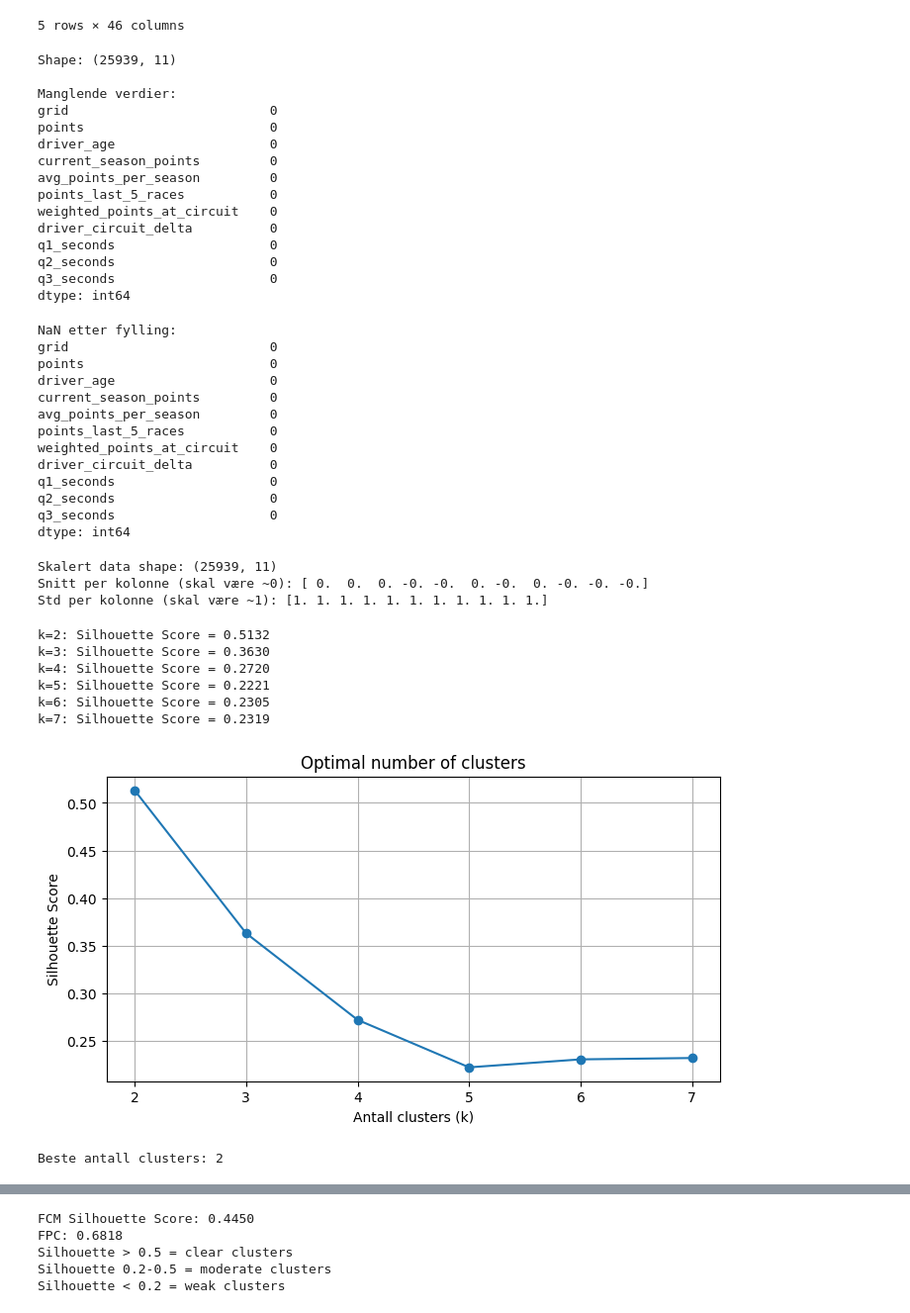
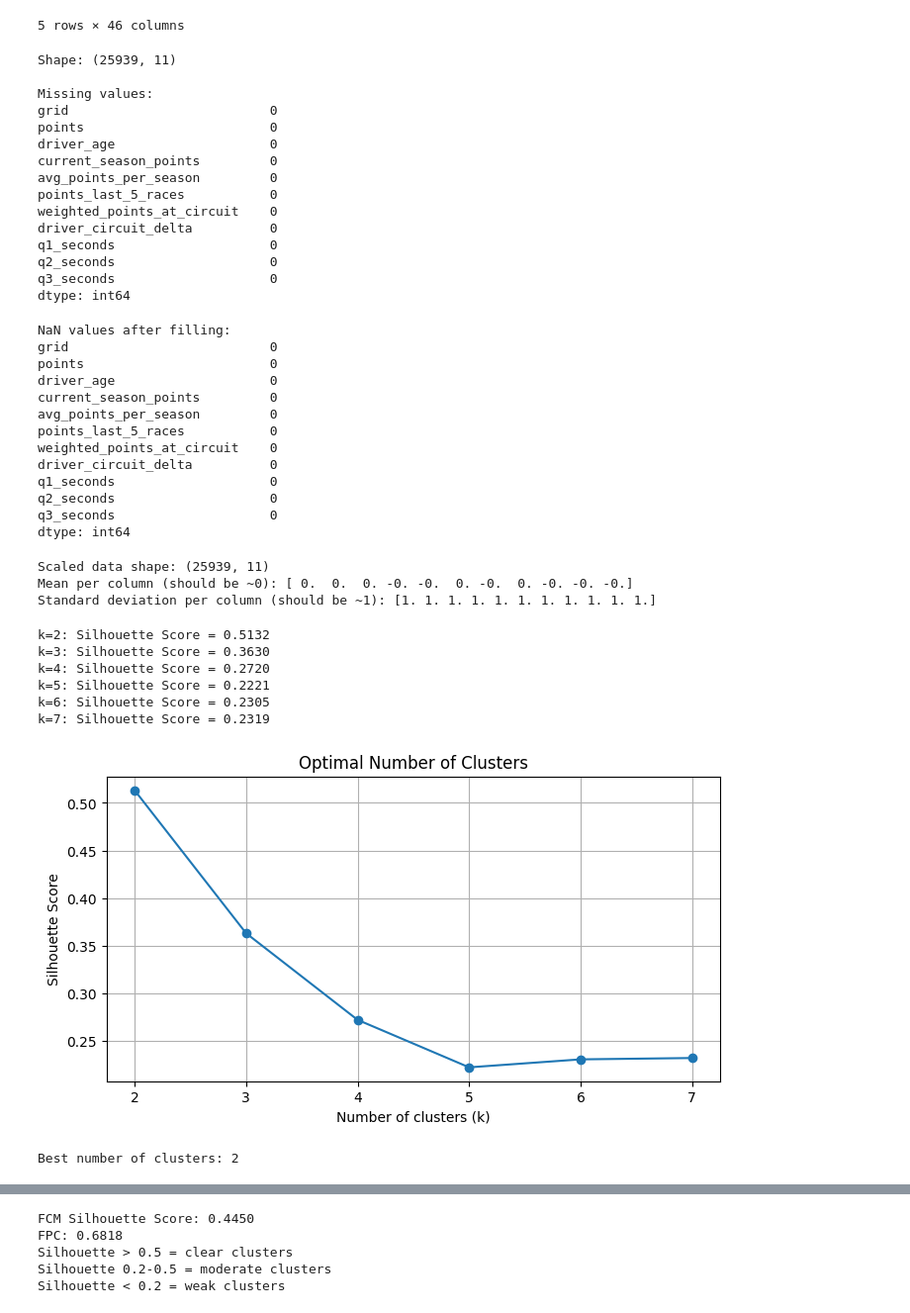
Before and after one commit to andersjohnsennn/F1-project, a Jupyter notebook: notebooks/06_FCM_unsupervised.ipynb, the cells around one changed output, grey strips where cells are left out. Shown at 99% size. Saved outputs shown, nothing was run; the diff lists cells and outputs as text; code cells hidden in the pictures.

```diff
--- a/notebooks/06_FCM_unsupervised.ipynb
+++ b/notebooks/06_FCM_unsupervised.ipynb
@@ -28,7 +28,7 @@ Shape: (25939, 46)
 | 4 | 1950 | 1 | rosier | Louis Rosier | lago | 9 | 5 | 2.0 | 68 | ... |
 5 rows × 46 columns
 # %%
-#choose numerical features that describes the drivers performance
+# Choose numerical features that describe driver performance
 
 cluster_features = [
     "grid",
@@ -44,16 +44,16 @@ cluster_features = [
     "q3_seconds"
 ]
 
-# Lag subset
+# Create subset
 cluster_df = df[cluster_features].copy()
 
 print("Shape:", cluster_df.shape)
-print("\nManglende verdier:")
+print("\nMissing values:")
 print(cluster_df.isnull().sum())
 # %% [output]
 Shape: (25939, 11)
 
-Manglende verdier:
+Missing values:
 grid                          0
 points                        0
 driver_age                    0
@@ -67,16 +67,16 @@ q2_seconds                    0
 q3_seconds                    0
 dtype: int64
 # %%
-# Fyll NaN med median per kolonne
+# Fill NaN values with the median of each column
 for col in cluster_features:
     cluster_df[col] = cluster_df[col].fillna(
         cluster_df[col].median()
     )
 
-print("NaN etter fylling:")
+print("NaN values after filling:")
 print(cluster_df.isnull().sum())
 # %% [output]
-NaN etter fylling:
+NaN values after filling:
 grid                          0
 points                        0
 driver_age                    0
@@ -90,53 +90,55 @@ q2_seconds                    0
 q3_seconds                    0
 dtype: int64
 # %%
-#scale data
-#Fuzzy-C means more sensitive for scale, coloumns with big numbers will dominate
+# Scale the data
+# Fuzzy C-Means is sensitive to feature scaling,
+# so columns with larger values would otherwise dominate
 
 scaler = StandardScaler()
 
 X_scaled = scaler.fit_transform(cluster_df)
 
-print("Skalert data shape:", X_scaled.shape)
-print("Snitt per kolonne (skal være ~0):", X_scaled.mean(axis=0).round(2))
-print("Std per kolonne (skal være ~1):", X_scaled.std(axis=0).round(2))
+print("Scaled data shape:", X_scaled.shape)
+print("Mean per column (should be ~0):", X_scaled.mean(axis=0).round(2))
+print("Standard deviation per column (should be ~1):", X_scaled.std(axis=0).round(2))
 # %% [output]
-Skalert data shape: (25939, 11)
-Snitt per kolonne (skal være ~0): [ 0.  0.  0. -0. -0.  0. -0.  0. -0. -0. -0.]
-Std per kolonne (skal være ~1): [1. 1. 1. 1. 1. 1. 1. 1. 1. 1. 1.]
+Scaled data shape: (25939, 11)
+Mean per column (should be ~0): [ 0.  0.  0. -0. -0.  0. -0.  0. -0. -0. -0.]
+Standard deviation per column (should be ~1): [1. 1. 1. 1. 1. 1. 1. 1. 1. 1. 1.]
 # %%
-#find optimal number of clusters with silhouette score, 1 is good, negative is bad
+# Find the optimal number of clusters using the Silhouette Score
+# A score close to 1 is good, while a negative score indicates poor clustering
 
 from sklearn.cluster import KMeans
 
 silhouette_scores = []
 k_values = range(2, 8)
 
 for k in k_values:
     kmeans = KMeans(n_clusters=k, random_state=42, n_init=10)
     labels = kmeans.fit_predict(X_scaled)
     score = silhouette_score(X_scaled, labels)
     silhouette_scores.append(score)
     print(f"k={k}: Silhouette Score = {score:.4f}")
 
 # Plot
 plt.figure(figsize=(8, 4))
 plt.plot(k_values, silhouette_scores, marker="o")
-plt.xlabel("Antall clusters (k)")
+plt.xlabel("Number of clusters (k)")
 plt.ylabel("Silhouette Score")
-plt.title("Optimal number of clusters")
+plt.title("Optimal Number of Clusters")
 plt.grid(True)
 plt.show()
 
 best_k = k_values[np.argmax(silhouette_scores)]
-print(f"\nBeste antall clusters: {best_k}")
+print(f"\nBest number of clusters: {best_k}")
 # %% [output]
 k=2: Silhouette Score = 0.5132
 k=3: Silhouette Score = 0.3630
 k=4: Silhouette Score = 0.2720
 k=5: Silhouette Score = 0.2221
 k=6: Silhouette Score = 0.2305
 k=7: Silhouette Score = 0.2319
-[figure, old version]
+[figure, new version]
-Beste antall clusters: 2
+Best number of clusters: 2
 # %%
```
Also changed, not shown: parts of 8 cells of this notebook, 12 other files.
